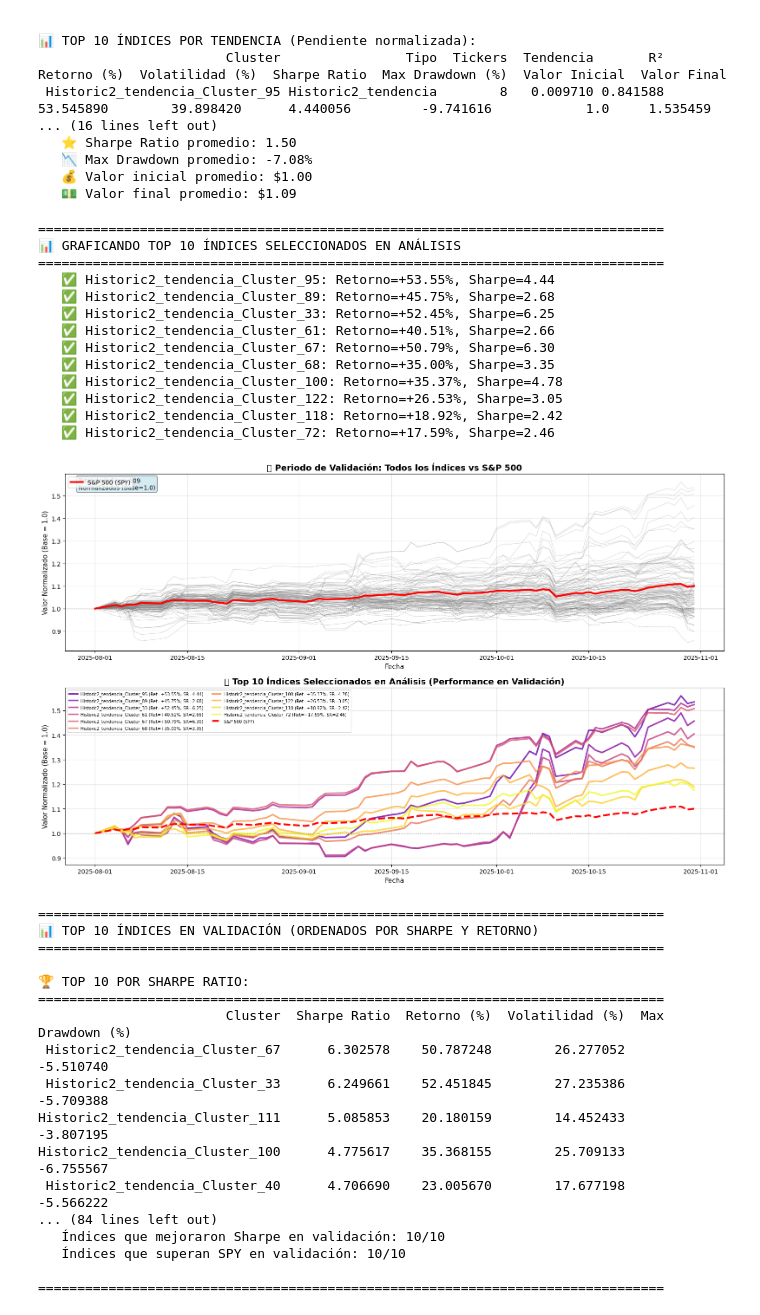
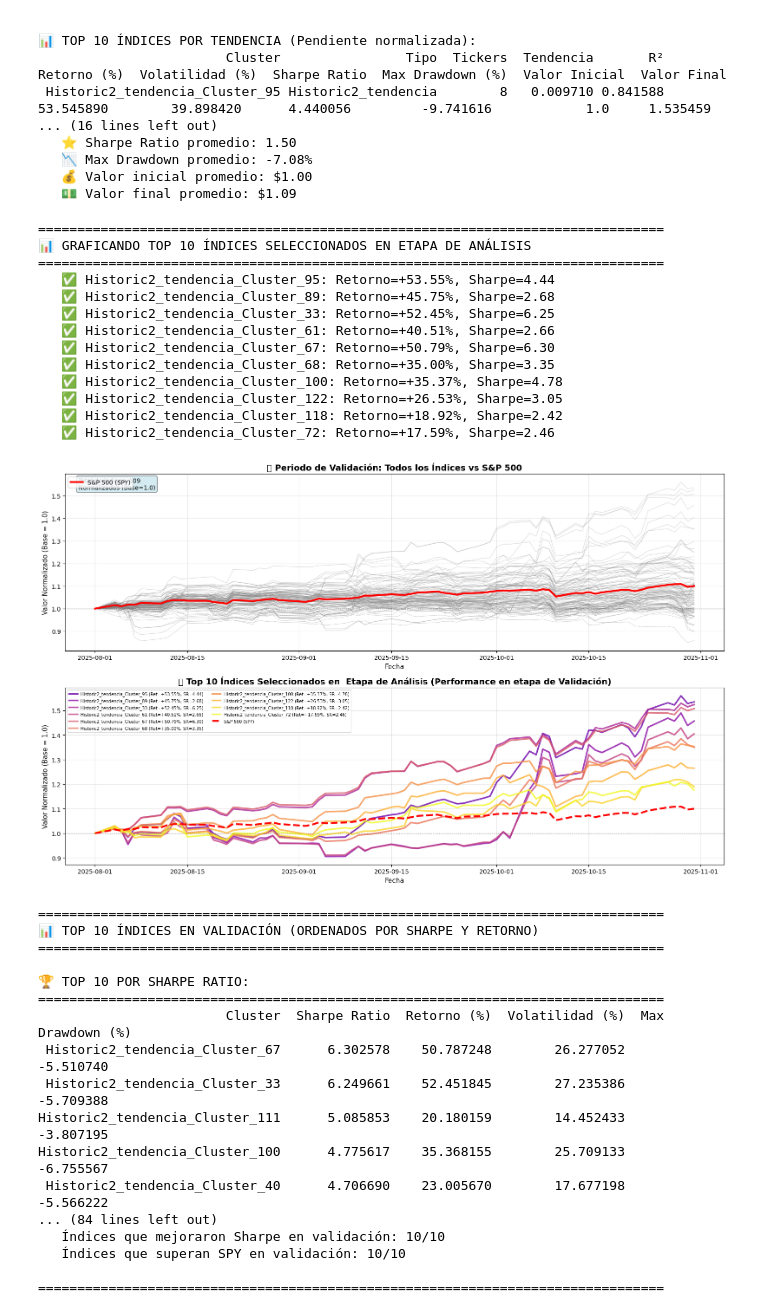
Before and after one commit to AlfDur20/Estancia_Alfredo, a Jupyter notebook: Creación de mappers.ipynb, the cells around one changed output. Cells and saved outputs as stored; diff of their text form; code cells hidden in the pictures.

```diff
--- a/Creación de mappers.ipynb
+++ b/Creación de mappers.ipynb
@@ -1389,7 +1389,7 @@ ax2 = axes[1]
 colors = plt.cm.plasma(np.linspace(0.2, 1, len(top_10_clusters)))
 
 print("\n" + "="*80)
-print("📊 GRAFICANDO TOP 10 ÍNDICES SELECCIONADOS EN ANÁLISIS")
+print("📊 GRAFICANDO TOP 10 ÍNDICES SELECCIONADOS EN ETAPA DE ANÁLISIS")
 print("="*80)
 
 for i, cluster_name in enumerate(top_10_clusters):
@@ -1409,7 +1409,7 @@ for i, cluster_name in enumerate(top_10_clusters):
 ax2.plot(spy_normalized.index, spy_normalized, linewidth=3, color='red',
          label='S&P 500 (SPY)', linestyle='--', zorder=10)
 
-ax2.set_title('🔝 Top 10 Índices Seleccionados en Análisis (Performance en Validación)',
+ax2.set_title('🔝 Top 10 Índices Seleccionados en  Etapa de Análisis (Performance en etapa de Validación)',
               fontsize=14, fontweight='bold')
 ax2.set_xlabel('Fecha', fontsize=11)
 ax2.set_ylabel('Valor Normalizado (Base = 1.0)', fontsize=11)
@@ -1564,35 +1564,35 @@ print(f"   Promedio en Validación: {avg_sharpe_validation:.4f}")
 print(f"   Diferencia: {avg_sharpe_validation - avg_sharpe_analysis:+.4f}")
 
 print(f"\n💹 RETORNO EN VALIDACIÓN:")
 print(f"   Promedio: {avg_retorno_validation:+.2f}%")
 print(f"   vs SPY: {avg_retorno_validation - spy_return_val:+.2f}%")
 
 # Análisis de consistencia
 indices_positivos_validacion = sum(1 for _, row in comparison_df.iterrows()
                                    if row['Retorno Validación (%)'] > 0)
 indices_mejoraron_sharpe = sum(1 for _, row in comparison_df.iterrows() if row['Δ Sharpe'] > 0)
 
 print(f"\n🎯 CONSISTENCIA:")
 print(f"   Índices con retornos positivos en validación: {indices_positivos_validacion}/{len(comparison_df)}")
 print(f"   Índices que mejoraron Sharpe en validación: {indices_mejoraron_sharpe}/{len(comparison_df)}")
 print(f"   Índices que superan SPY en validación: {superan_spy}/{len(comparison_df)}")
 
 print("\n" + "="*80)
 # %% [output]
 ================================================================================
-📊 GRAFICANDO TOP 10 ÍNDICES SELECCIONADOS EN ANÁLISIS
+📊 GRAFICANDO TOP 10 ÍNDICES SELECCIONADOS EN ETAPA DE ANÁLISIS
 ================================================================================
    ✅ Historic2_tendencia_Cluster_95: Retorno=+53.55%, Sharpe=4.44
    ✅ Historic2_tendencia_Cluster_89: Retorno=+45.75%, Sharpe=2.68
    ✅ Historic2_tendencia_Cluster_33: Retorno=+52.45%, Sharpe=6.25
    ✅ Historic2_tendencia_Cluster_61: Retorno=+40.51%, Sharpe=2.66
    ✅ Historic2_tendencia_Cluster_67: Retorno=+50.79%, Sharpe=6.30
    ✅ Historic2_tendencia_Cluster_68: Retorno=+35.00%, Sharpe=3.35
    ✅ Historic2_tendencia_Cluster_100: Retorno=+35.37%, Sharpe=4.78
    ✅ Historic2_tendencia_Cluster_122: Retorno=+26.53%, Sharpe=3.05
    ✅ Historic2_tendencia_Cluster_118: Retorno=+18.92%, Sharpe=2.42
    ✅ Historic2_tendencia_Cluster_72: Retorno=+17.59%, Sharpe=2.46
-[figure, old version]
+[figure, new version]
 ================================================================================
 📊 TOP 10 ÍNDICES EN VALIDACIÓN (ORDENADOS POR SHARPE Y RETORNO)
 ================================================================================
```
Also changed, not shown: 2 other files.
